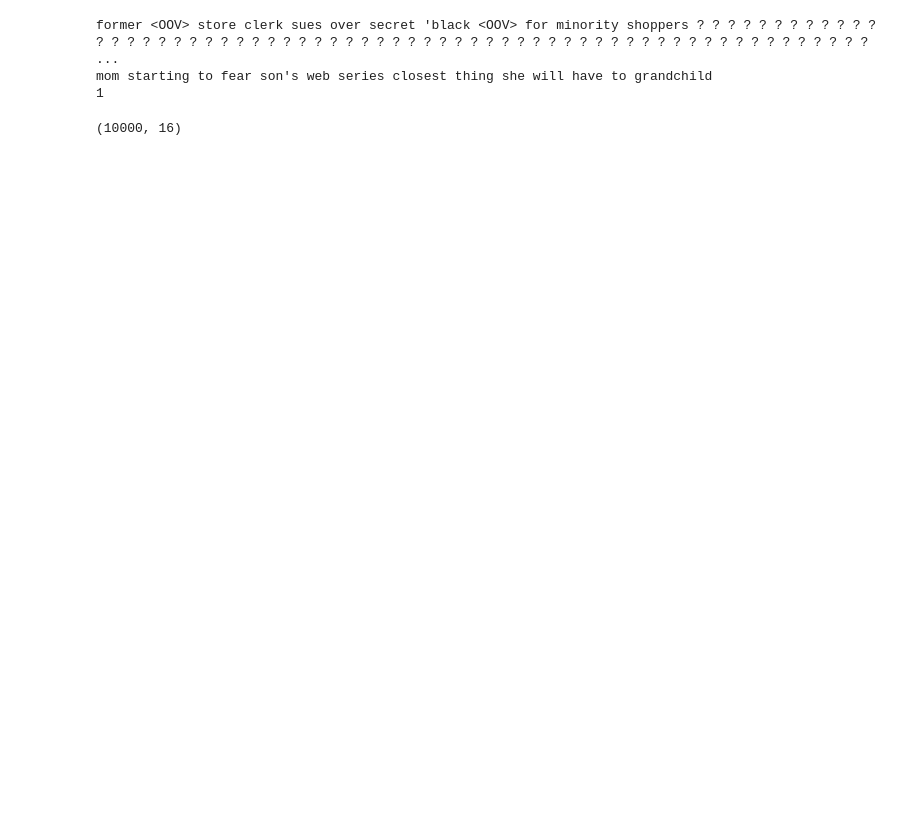
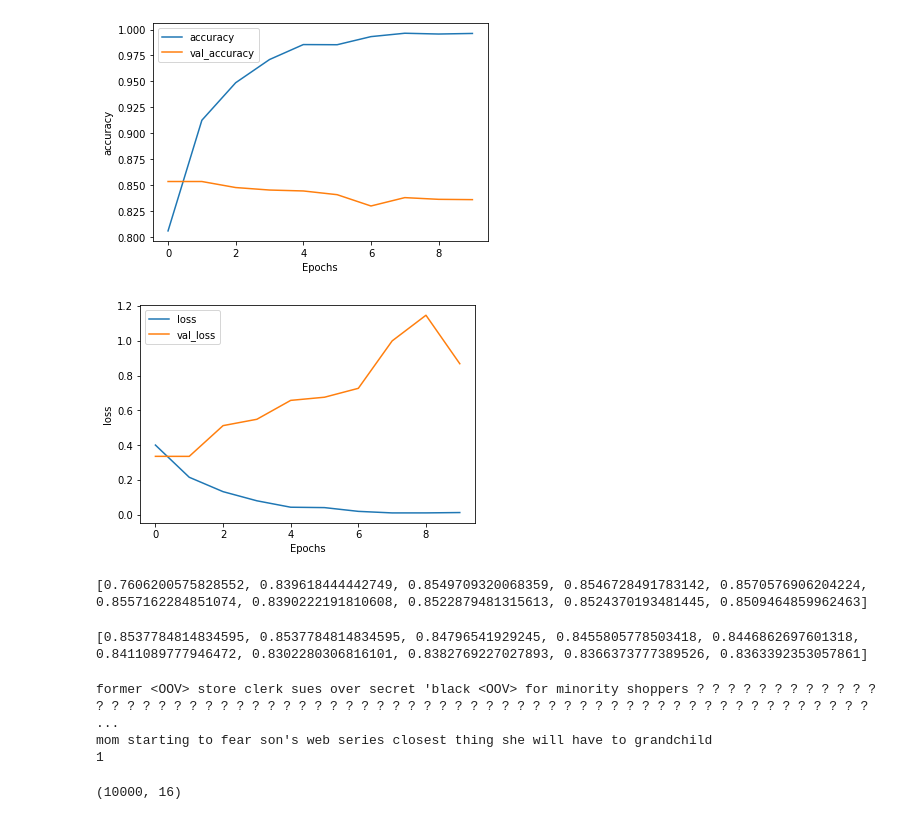
Before and after one commit to sarathharigovindam/minorproject, a Jupyter notebook: srcsmdtctn.ipynb, the cells around one changed output. Drawn from its saved outputs; the diff is of its cells as text; code cells hidden in the pictures; blank space fills up the shorter version.

```diff
--- a/srcsmdtctn.ipynb
+++ b/srcsmdtctn.ipynb
@@ -93,5 +101,5 @@ testing_labels = np.array(testing_labels)
 # %%
-model = tf.keras.Sequential([
+model2 = tf.keras.Sequential([
     tf.keras.layers.Embedding(vocab_size, embedding_dim, input_length=max_length,trainable=True),
     tf.keras.layers.Bidirectional(tf.keras.layers.LSTM(128, return_sequences=True)),
     tf.keras.layers.Bidirectional(tf.keras.layers.LSTM(65, return_sequences=True)),
@@ -99,5 +107,5 @@ model = tf.keras.Sequential([
     tf.keras.layers.Dense(128, activation='relu'),
     tf.keras.layers.Dense(1, activation='sigmoid')
 ])
-model.compile(loss='binary_crossentropy',optimizer='adam',metrics=['accuracy'])
+model2.compile(loss='binary_crossentropy',optimizer='adam',metrics=['accuracy'])
 # %%
@@ -146,0 +176,3 @@ Epoch 10/10
+# %%
+num_epochs = 10
+history2 = model2.fit(training_padded, training_labels, epochs=num_epochs, validation_data=(testing_padded, testing_labels), verbose=2)
@@ -164,3 +217,27 @@ plot_graphs(history, "loss")
+# %%
+def plot_graphs(history2, string):
+  plt.plot(history2.history[string])
+  plt.plot(history2.history['val_'+string])
+  plt.xlabel("Epochs")
+  plt.ylabel(string)
+  plt.legend([string, 'val_'+string])
+  plt.show()
+
+plot_graphs(history2, "accuracy")
+plot_graphs(history2, "loss")
+# %% [output]
+[figure, added]
+[figure, added]
+# %%
+train_acc1=history1.history['val_accuracy']
+print(train_acc1)
+# %% [output]
+[0.7606200575828552, 0.839618444442749, 0.8549709320068359, 0.8546728491783142, 0.8570576906204224, 0.8557162284851074, 0.8390222191810608, 0.8522879481315613, 0.8524370193481445, 0.8509464859962463]
+# %%
+train_acc2=history2.history['val_accuracy']
+print(train_acc2)
+# %% [output]
+[0.8537784814834595, 0.8537784814834595, 0.84796541929245, 0.8455805778503418, 0.8446862697601318, 0.8411089777946472, 0.8302280306816101, 0.8382769227027893, 0.8366373777389526, 0.8363392353057861]
 # %%
 reverse_word_index = dict([(value, key) for (key, value) in word_index.items()])
 
```
Also changed, not shown: parts of 10 cells of this notebook.
